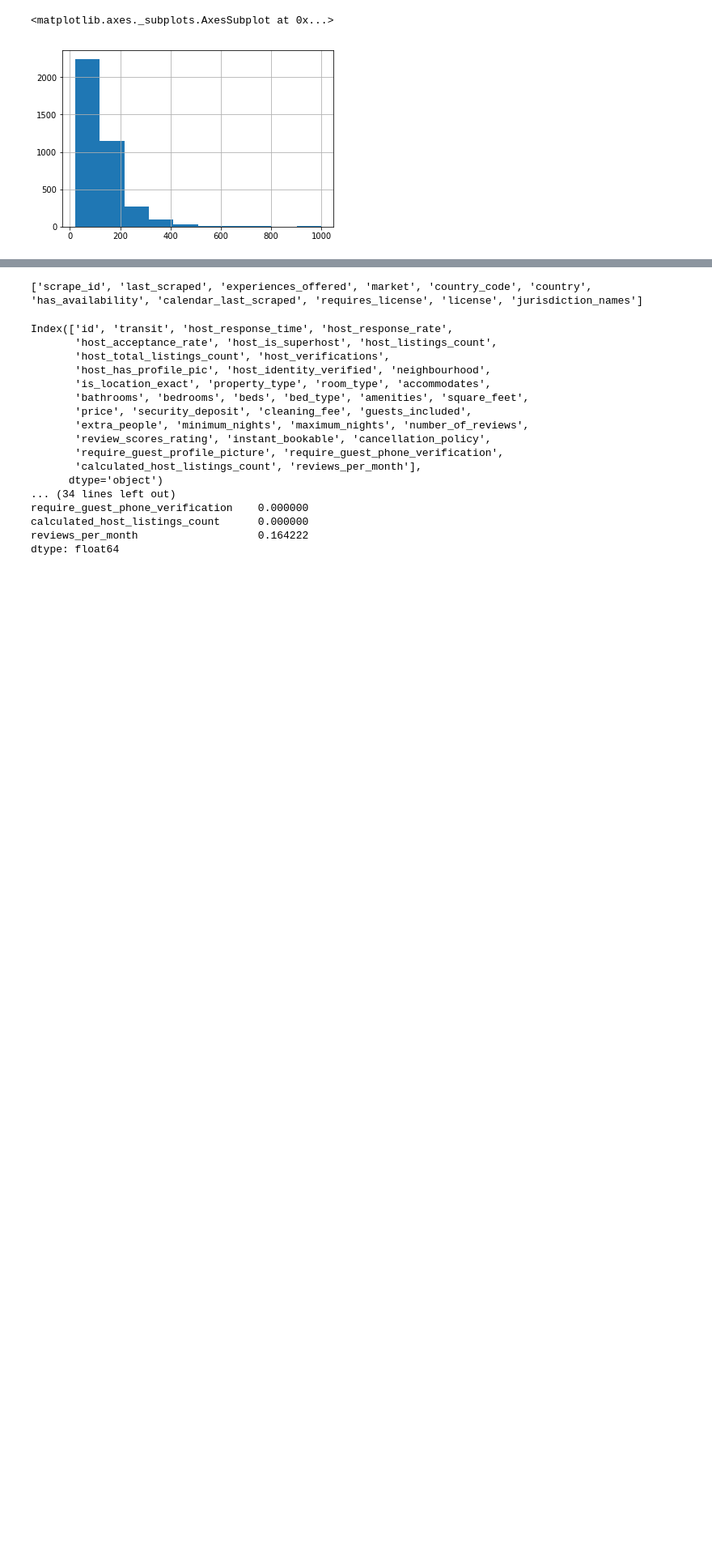
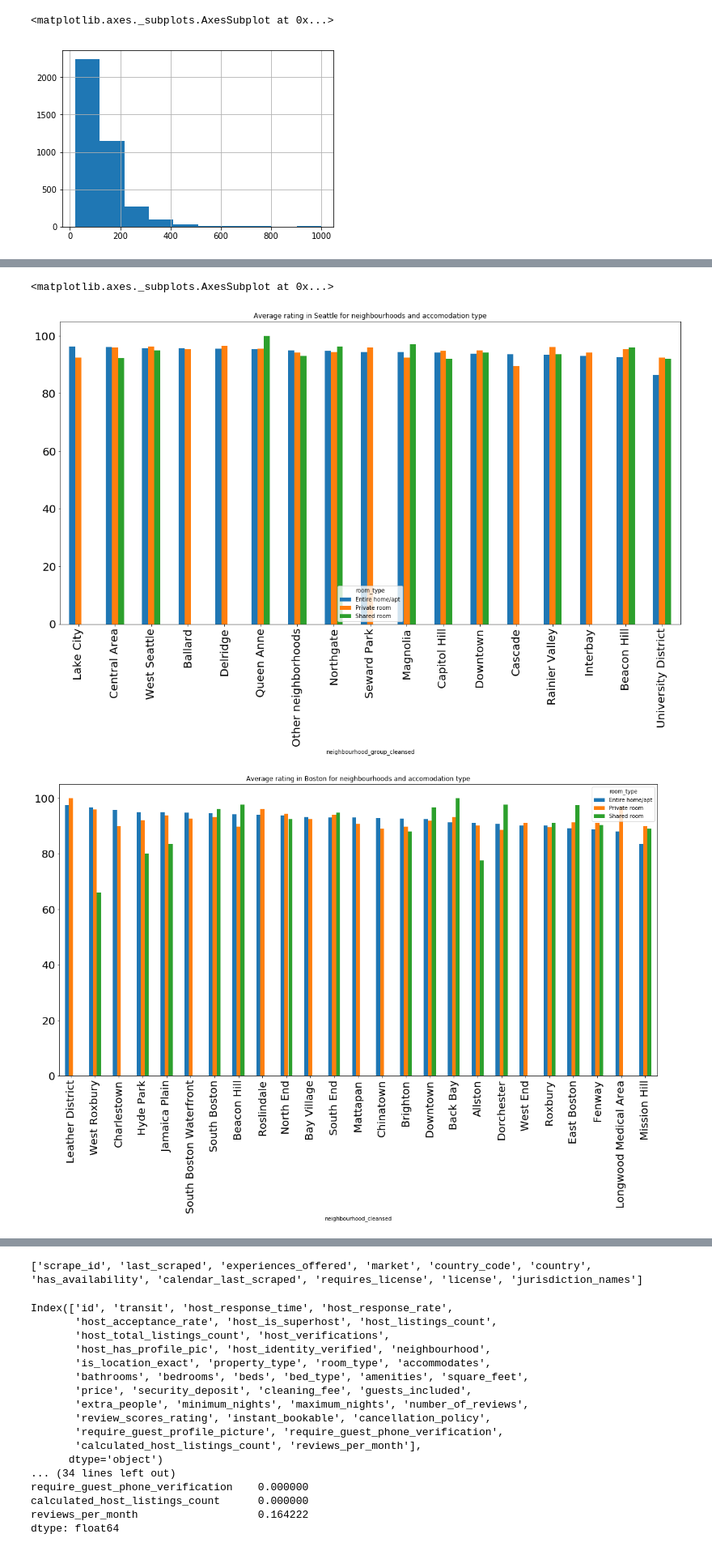
Before and after one commit to Duratorre/AirBnB-Data-Analysis, a Jupyter notebook: Analysis.ipynb, the cells around one changed output, grey strips where cells are left out. Shown at 81% size. Cells and saved outputs as stored; diff of their text form; code cells hidden in the pictures; blank space fills up the shorter version.

```diff
--- a/Analysis.ipynb
+++ b/Analysis.ipynb
@@ -348,0 +346,24 @@ df_lis_bos[df_lis_bos['beds'].isna()]
+# %%
+df_lis_compare = df_lis[['neighbourhood_group_cleansed', 'room_type', 'review_scores_rating']]
+#df_lis_compare.loc[:,'review_scores_rating'] = df_lis_compare['review_scores_rating'].str.replace('$', '')
+#df_lis_compare.loc[:,'review_scores_rating'] = df_lis_compare['review_scores_rating'].str.replace(',', '').astype(float)
+
+df_lis_bos_compare = df_lis_bos[['neighbourhood_cleansed', 'room_type', 'review_scores_rating']]
+#df_lis_bos_compare.loc[:,'review_scores_rating'] = df_lis_bos_compare['review_scores_rating'].str.replace('$', '')
+#df_lis_bos_compare.loc[:,'review_scores_rating'] = df_lis_bos_compare['review_scores_rating'].str.replace(',', '').astype(float)
+
+df_lis_plot = df_lis_compare.pivot_table(values='review_scores_rating', index='neighbourhood_group_cleansed',
+                                         columns='room_type', aggfunc=np.nanmean)
+
+df_lis_plot.sort_values(by='Entire home/apt', ascending=False).plot.bar(figsize=(20,10), fontsize=20,
+                        title='Average rating in Seattle for neighbourhoods and accomodation type') ##Magnolia seems to have outliers
+
+df_lis_bos_plot = df_lis_bos_compare.pivot_table(values='review_scores_rating', index='neighbourhood_cleansed',
+                                         columns='room_type', aggfunc=np.nanmean)
+
+df_lis_bos_plot.sort_values(by='Entire home/apt', ascending=False).plot.bar(figsize=(20,10), fontsize=20,
+                            title='Average rating in Boston for neighbourhoods and accomodation type') ##Magnolia seems to have outliers
+# %% [output]
+<matplotlib.axes._subplots.AxesSubplot at 0x...>
+[figure, added]
+[figure, added]
```
Also changed, not shown: parts of 26 cells of this notebook.
